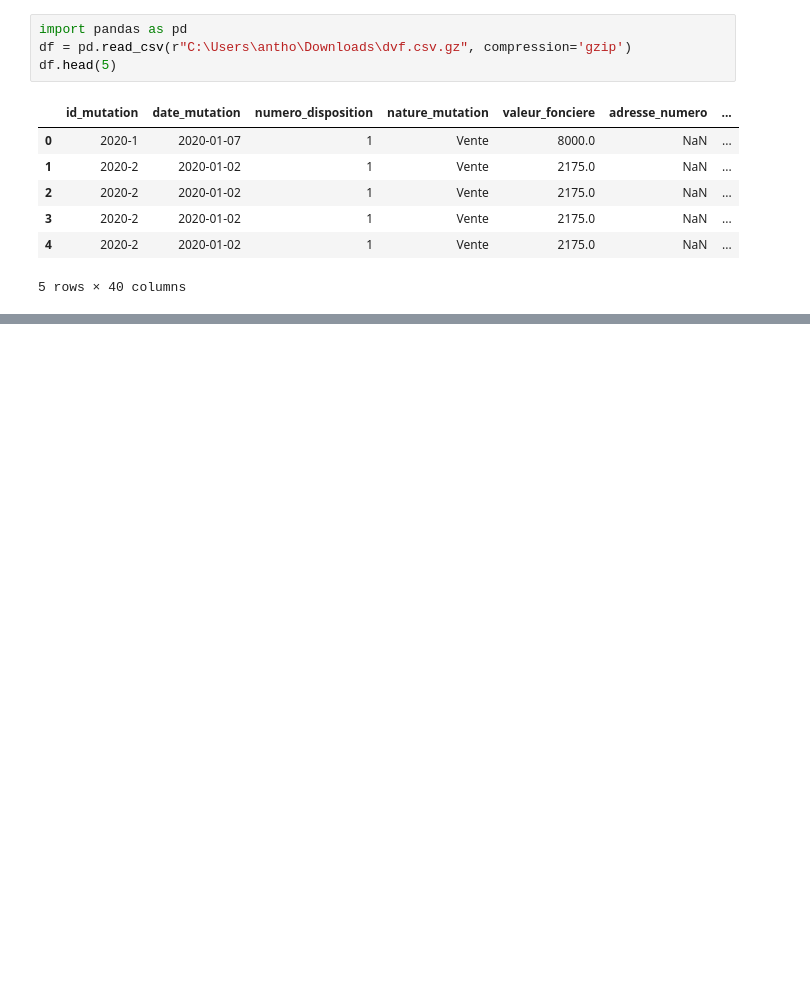
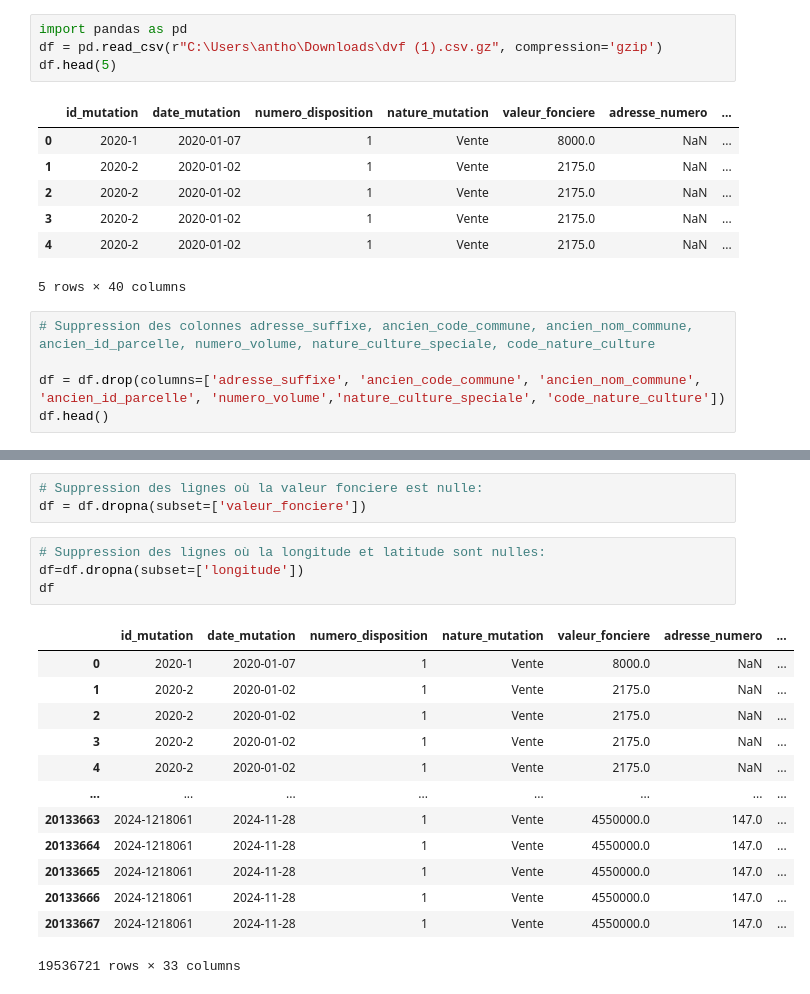
Before and after one commit to Amir239278/wild-data-hub, a Jupyter notebook: projet_3.ipynb, the cells around one changed output, grey strips where cells are left out. Cells and saved outputs as stored; diff of their text form; blank space fills up the shorter version.

```diff
--- a/projet_3.ipynb
+++ b/projet_3.ipynb
@@ -1,6 +1,6 @@
 # %%
 import pandas as pd
-df = pd.read_csv(r"C:\Users\antho\Downloads\dvf.csv.gz", compression='gzip')
+df = pd.read_csv(r"C:\Users\antho\Downloads\dvf (1).csv.gz", compression='gzip')
 df.head(5)
 # %% [output]
 |  | id_mutation | date_mutation | numero_disposition | nature_mutation | valeur_fonciere | adresse_numero | ... |
@@ -10,3 +10,8 @@ df.head(5)
 | 3 | 2020-2 | 2020-01-02 | 1 | Vente | 2175.0 | NaN | ... |
 | 4 | 2020-2 | 2020-01-02 | 1 | Vente | 2175.0 | NaN | ... |
 5 rows × 40 columns
+# %%
+# Suppression des colonnes adresse_suffixe, ancien_code_commune, ancien_nom_commune, ancien_id_parcelle, numero_volume, nature_culture_speciale, code_nature_culture
+
+df = df.drop(columns=['adresse_suffixe', 'ancien_code_commune', 'ancien_nom_commune', 'ancien_id_parcelle', 'numero_volume','nature_culture_speciale', 'code_nature_culture'])
+df.head()
@@ -12,0 +26,21 @@ df.head(5)
+# %%
+# Suppression des lignes où la valeur fonciere est nulle:
+df = df.dropna(subset=['valeur_fonciere'])
+# %%
+# Suppression des lignes où la longitude et latitude sont nulles:
+df=df.dropna(subset=['longitude'])
+df
+# %% [output]
+|  | id_mutation | date_mutation | numero_disposition | nature_mutation | valeur_fonciere | adresse_numero | ... |
+| 0 | 2020-1 | 2020-01-07 | 1 | Vente | 8000.0 | NaN | ... |
+| 1 | 2020-2 | 2020-01-02 | 1 | Vente | 2175.0 | NaN | ... |
+| 2 | 2020-2 | 2020-01-02 | 1 | Vente | 2175.0 | NaN | ... |
+| 3 | 2020-2 | 2020-01-02 | 1 | Vente | 2175.0 | NaN | ... |
+| 4 | 2020-2 | 2020-01-02 | 1 | Vente | 2175.0 | NaN | ... |
+| ... | ... | ... | ... | ... | ... | ... | ... |
+| 20133663 | 2024-1218061 | 2024-11-28 | 1 | Vente | 4550000.0 | 147.0 | ... |
+| 20133664 | 2024-1218061 | 2024-11-28 | 1 | Vente | 4550000.0 | 147.0 | ... |
+| 20133665 | 2024-1218061 | 2024-11-28 | 1 | Vente | 4550000.0 | 147.0 | ... |
+| 20133666 | 2024-1218061 | 2024-11-28 | 1 | Vente | 4550000.0 | 147.0 | ... |
+| 20133667 | 2024-1218061 | 2024-11-28 | 1 | Vente | 4550000.0 | 147.0 | ... |
+19536721 rows × 33 columns
```
Also changed, not shown: parts of 3 cells of this notebook.
